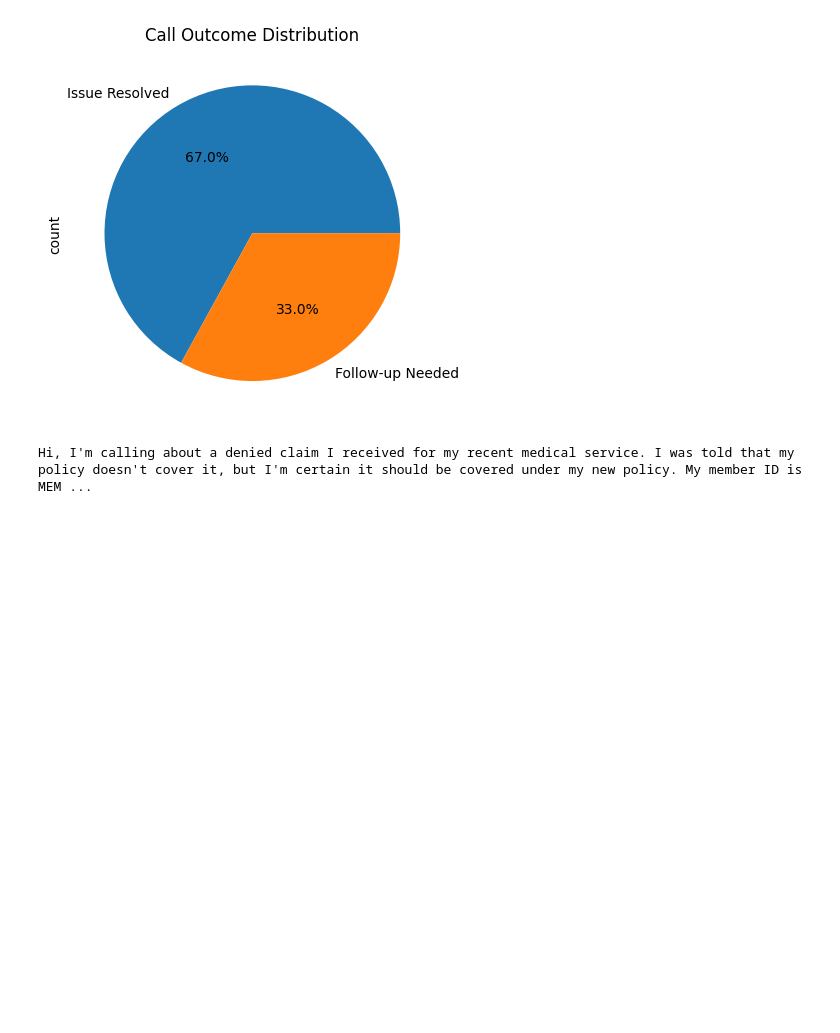
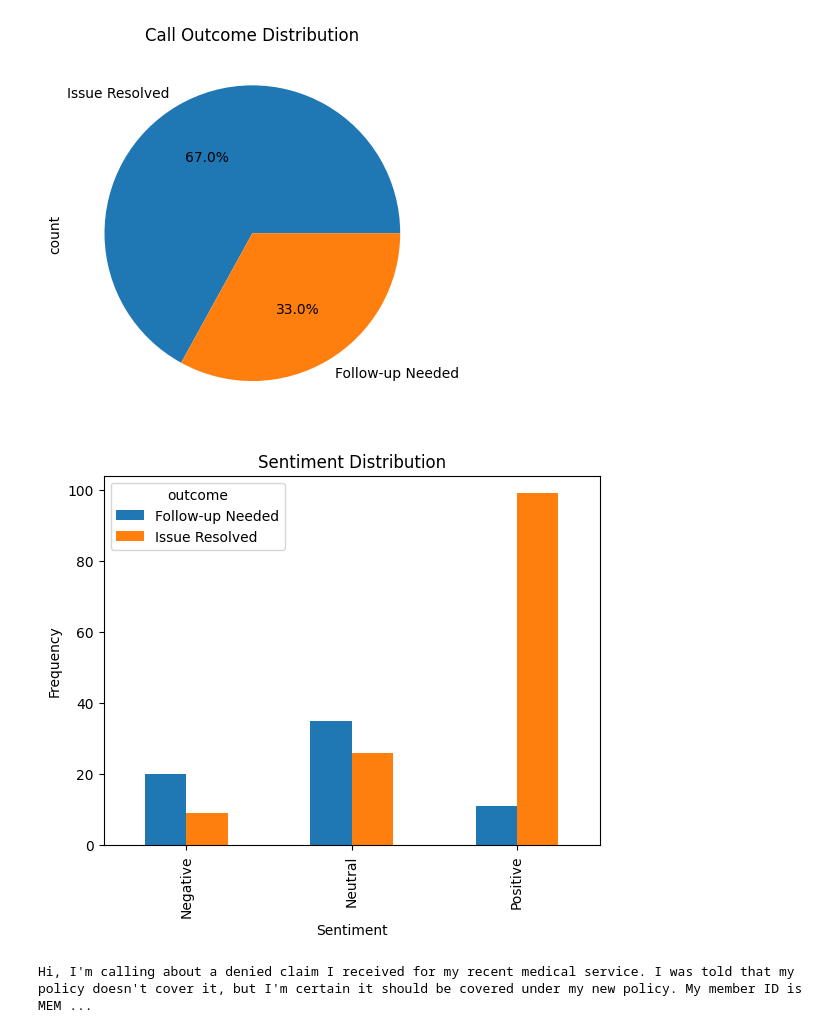
Before and after one commit to uchkid/call-transcript, a Jupyter notebook: sentiment.ipynb, the cells around one changed output. Cells and saved outputs as stored; diff of their text form; code cells hidden in the pictures; blank space fills up the shorter version.

```diff
--- a/sentiment.ipynb
+++ b/sentiment.ipynb
@@ -64,6 +64,16 @@ plt.title('Call Outcome Distribution')
 plt.show()
 # %% [output]
 [figure]
+# %%
+sentiment_outcome_distribution = df.groupby(['sentiment','outcome']).size().unstack(fill_value = 0)
+sentiment_outcome_distribution.plot(kind='bar')
+plt.title('Sentiment Distribution')
+plt.xlabel('Sentiment')
+plt.ylabel('Frequency')
+plt.legend(title = 'outcome')
+plt.show()
+# %% [output]
+[figure, added]
 # %%
 negative_text_lst = df.loc[df.sentiment == 'Negative','customer_text']
 negative_texts = ' '.join(negative_text_lst)
```
Also changed, not shown: parts of 10 cells of this notebook, 5 other files.
